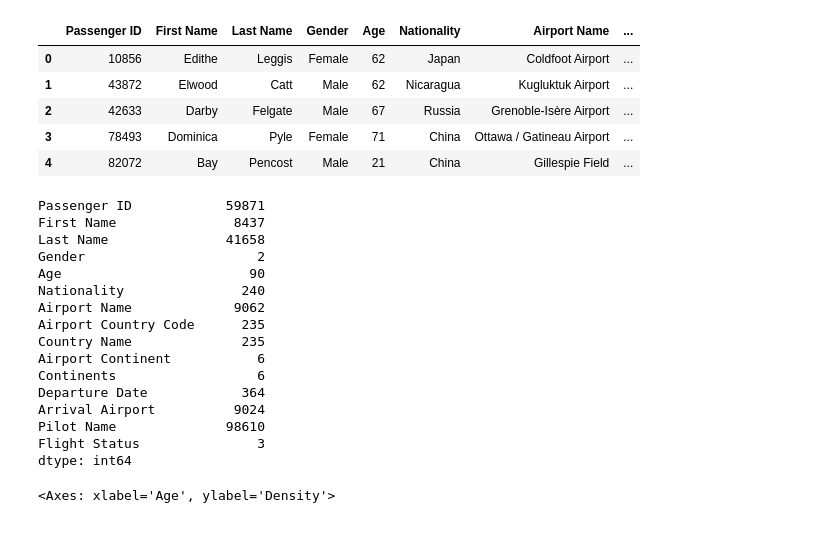
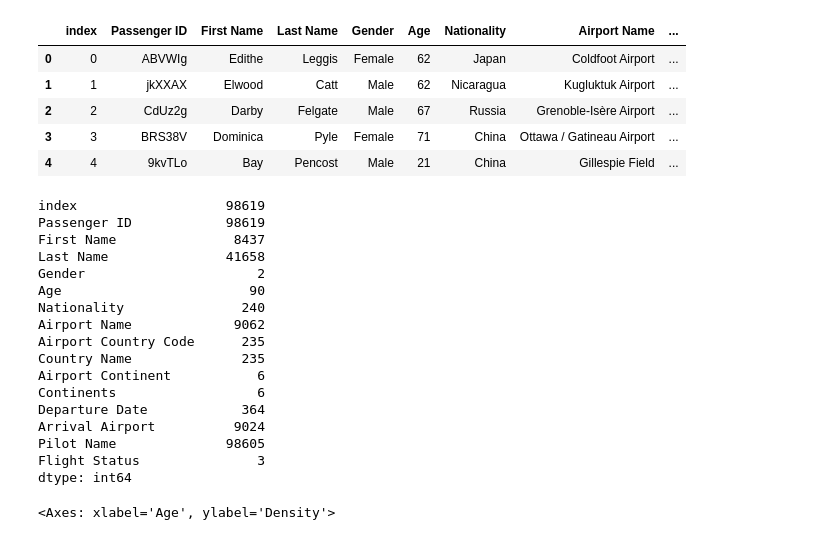
Before and after one commit to mikedelong/kaggle-workbooks, a Jupyter notebook: notebook76dacd672a.ipynb, the cells around one changed output. Cells and saved outputs as stored; diff of their text form; code cells hidden in the pictures.

```diff
--- a/notebook76dacd672a.ipynb
+++ b/notebook76dacd672a.ipynb
@@ -1,18 +1,20 @@
 # %%
 import pandas as pd
-df = pd.read_csv(filepath_or_buffer='/kaggle/input/airline-dataset/Airline Dataset.csv', parse_dates=['Departure Date'])
+DATA = '/kaggle/input/airline-dataset/Airline Dataset Updated - v2.csv'
+df = pd.read_csv(filepath_or_buffer=DATA, parse_dates=['Departure Date']).reset_index()
 df.head()
 # %% [output]
-|  | Passenger ID | First Name | Last Name | Gender | Age | Nationality | Airport Name | ... |
-| 0 | 10856 | Edithe | Leggis | Female | 62 | Japan | Coldfoot Airport | ... |
-| 1 | 43872 | Elwood | Catt | Male | 62 | Nicaragua | Kugluktuk Airport | ... |
-| 2 | 42633 | Darby | Felgate | Male | 67 | Russia | Grenoble-Isère Airport | ... |
-| 3 | 78493 | Dominica | Pyle | Female | 71 | China | Ottawa / Gatineau Airport | ... |
-| 4 | 82072 | Bay | Pencost | Male | 21 | China | Gillespie Field | ... |
+|  | index | Passenger ID | First Name | Last Name | Gender | Age | Nationality | Airport Name | ... |
+| 0 | 0 | ABVWIg | Edithe | Leggis | Female | 62 | Japan | Coldfoot Airport | ... |
+| 1 | 1 | jkXXAX | Elwood | Catt | Male | 62 | Nicaragua | Kugluktuk Airport | ... |
+| 2 | 2 | CdUz2g | Darby | Felgate | Male | 67 | Russia | Grenoble-Isère Airport | ... |
+| 3 | 3 | BRS38V | Dominica | Pyle | Female | 71 | China | Ottawa / Gatineau Airport | ... |
+| 4 | 4 | 9kvTLo | Bay | Pencost | Male | 21 | China | Gillespie Field | ... |
 # %%
 df.nunique()
 # %% [output]
-Passenger ID            59871
+index                   98619
+Passenger ID            98619
 First Name               8437
 Last Name               41658
 Gender                      2
@@ -25,7 +27,7 @@ Airport Continent           6
 Continents                  6
 Departure Date            364
 Arrival Airport          9024
-Pilot Name              98610
+Pilot Name              98605
 Flight Status               3
 dtype: int64
 # %%
```
Also changed, not shown: parts of 2 cells of this notebook.
